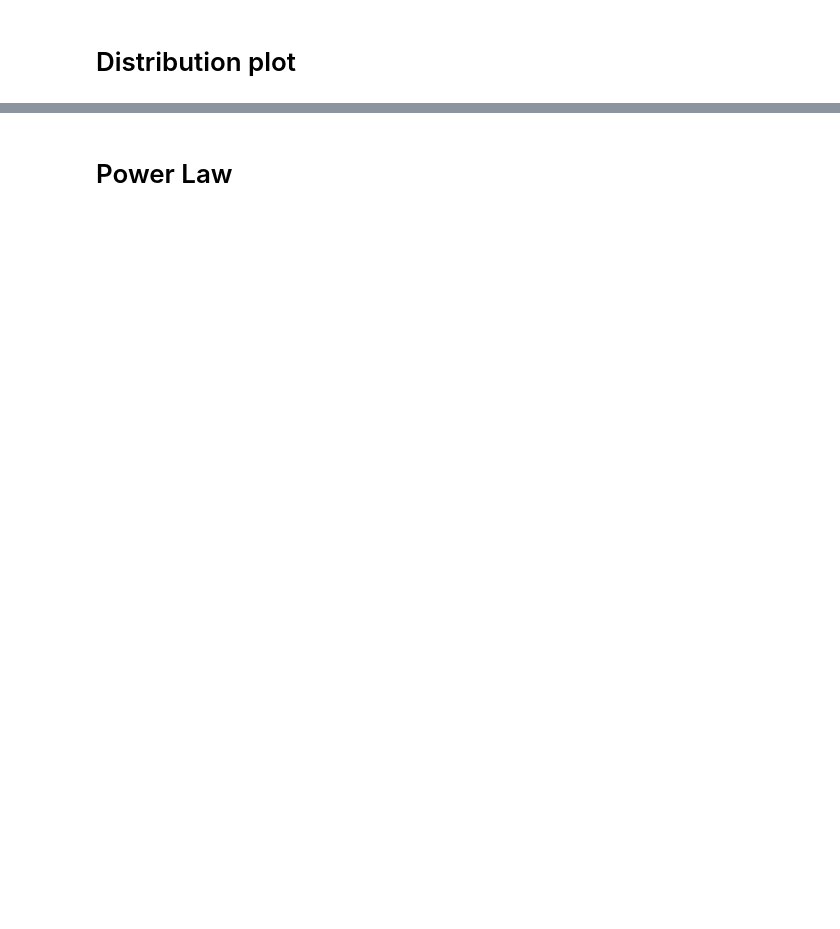
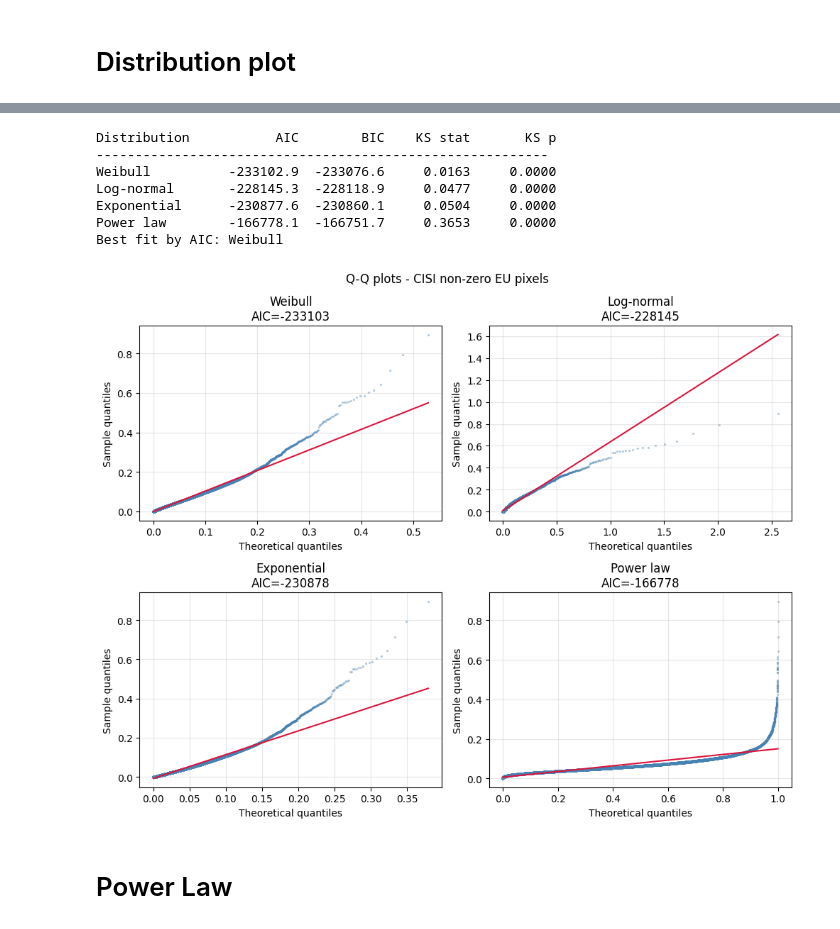
Before and after one commit to Messanella/Thesis_code, a Jupyter notebook: CISI_analysis.ipynb, the cells around one changed output, grey strips where cells are left out. Drawn from its saved outputs; the diff is of its cells as text; code cells hidden in the pictures; blank space fills up the shorter version.

```diff
--- a/CISI_analysis.ipynb
+++ b/CISI_analysis.ipynb
@@ -129,3 +115,65 @@ TOP 20 HIGHEST CISI SCORES
+# %%
+from scipy import stats
+
+data = eu_nonzero
+
+distributions = {
+    'Weibull':     stats.weibull_min,
+    'Log-normal':  stats.lognorm,
+    'Exponential': stats.expon,
+    'Power law':   stats.powerlaw,
+}
+
+fixed = {
+    'Weibull':     dict(floc=0),
+    'Exponential': dict(floc=0),
+    'Power law':   dict(floc=0, fscale=1),
+}
+
+fits = {}
+print('{:<15} {:>10} {:>10} {:>10} {:>10}'.format('Distribution','AIC','BIC','KS stat','KS p'))
+print('-' * 58)
+for name, dist in distributions.items():
+    try:
+        params = dist.fit(data, **fixed.get(name, {}))
+        ll  = dist.logpdf(data, *params).sum()
+        k   = len(params)
+        n   = len(data)
+        aic = 2*k - 2*ll
+        bic = k*np.log(n) - 2*ll
+        ks, pval = stats.kstest(data, dist.cdf, args=params)
+        fits[name] = dict(params=params, aic=aic, bic=bic, ks=ks, pval=pval, dist=dist)
+        print('{:<15} {:>10.1f} {:>10.1f} {:>10.4f} {:>10.4f}'.format(name, aic, bic, ks, pval))
+    except Exception as e:
+        print(name, 'failed:', e)
+
+best = min(fits, key=lambda k: fits[k]['aic'])
+print('Best fit by AIC:', best)
+
+fig, axes = plt.subplots(2, 2, figsize=(10, 8))
+for ax, (name, f) in zip(axes.flatten(), fits.items()):
+    (osm, osr), (slope, intercept, r) = stats.probplot(data, dist=f['dist'], sparams=f['params'], fit=True)
+    ax.scatter(osm, osr, s=2, alpha=0.3, color='steelblue')
+    ax.plot([osm.min(), osm.max()],
+            [slope*osm.min()+intercept, slope*osm.max()+intercept],
+            color='crimson', lw=1.5)
+    ax.set_title(name + '\nAIC=' + str(round(f['aic'])))
+    ax.set_xlabel('Theoretical quantiles')
+    ax.set_ylabel('Sample quantiles')
+    ax.grid(alpha=0.3)
+
+plt.suptitle('Q-Q plots - CISI non-zero EU pixels', fontsize=12)
+plt.tight_layout()
+plt.show()
+# %% [output]
+Distribution           AIC        BIC    KS stat       KS p
+----------------------------------------------------------
+Weibull          -233102.9  -233076.6     0.0163     0.0000
+Log-normal       -228145.3  -228118.9     0.0477     0.0000
+Exponential      -230877.6  -230860.1     0.0504     0.0000
+Power law        -166778.1  -166751.7     0.3653     0.0000
+Best fit by AIC: Weibull
+[figure, added]
 # %% [markdown]
 # Power Law
 # %%
```
Also changed, not shown: parts of 8 cells of this notebook, 2 other files.
